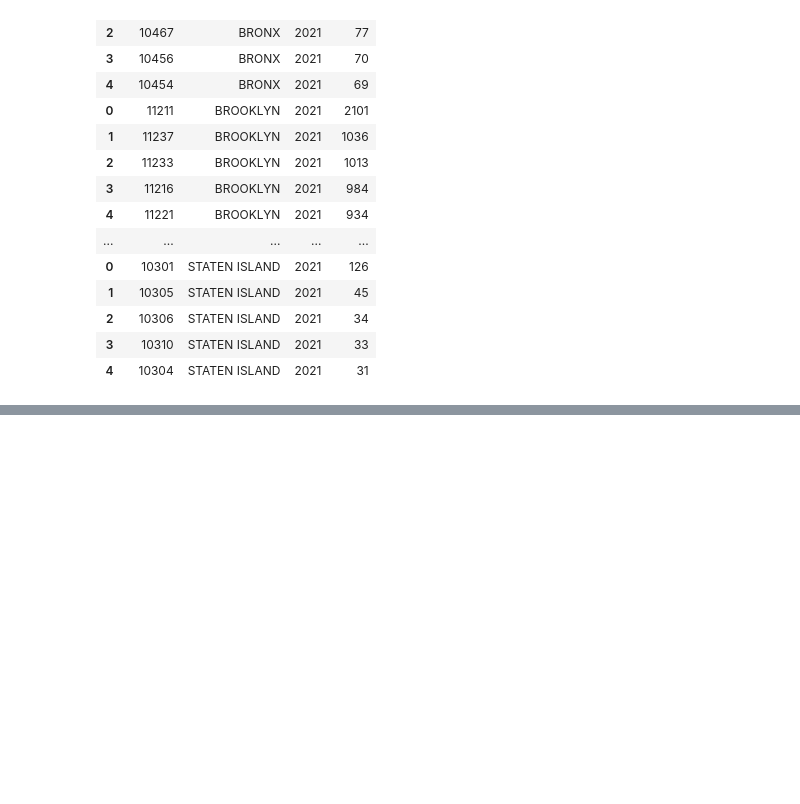
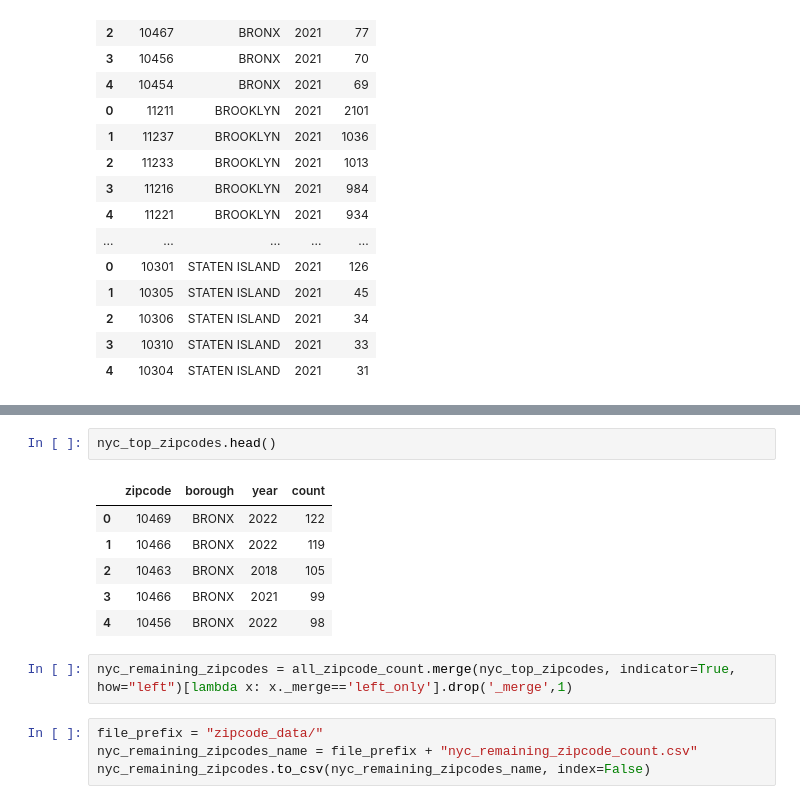
Before and after one commit to hpuma/Airbnb_Rental_Project, a Jupyter notebook: stats/Airbnb_zipcode_data.ipynb, the cells around one changed output, grey strips where cells are left out. Saved outputs shown, nothing was run; the diff lists cells and outputs as text; blank space fills up the shorter version.

```diff
--- a/stats/Airbnb_zipcode_data.ipynb
+++ b/stats/Airbnb_zipcode_data.ipynb
@@ -124,0 +120,15 @@ nyc_zipcodes_2021.to_csv(nyc_zipcodes_2021_name, index=False)
+# %%
+nyc_top_zipcodes.head()
+# %% [output]
+|  | zipcode | borough | year | count |
+| 0 | 10469 | BRONX | 2022 | 122 |
+| 1 | 10466 | BRONX | 2022 | 119 |
+| 2 | 10463 | BRONX | 2018 | 105 |
+| 3 | 10466 | BRONX | 2021 | 99 |
+| 4 | 10456 | BRONX | 2022 | 98 |
+# %%
+nyc_remaining_zipcodes = all_zipcode_count.merge(nyc_top_zipcodes, indicator=True, how="left")[lambda x: x._merge=='left_only'].drop('_merge',1)
+# %%
+file_prefix = "zipcode_data/"
+nyc_remaining_zipcodes_name = file_prefix + "nyc_remaining_zipcode_count.csv"
+nyc_remaining_zipcodes.to_csv(nyc_remaining_zipcodes_name, index=False)
```
Also changed, not shown: parts of 3 cells of this notebook, 2 other files.
